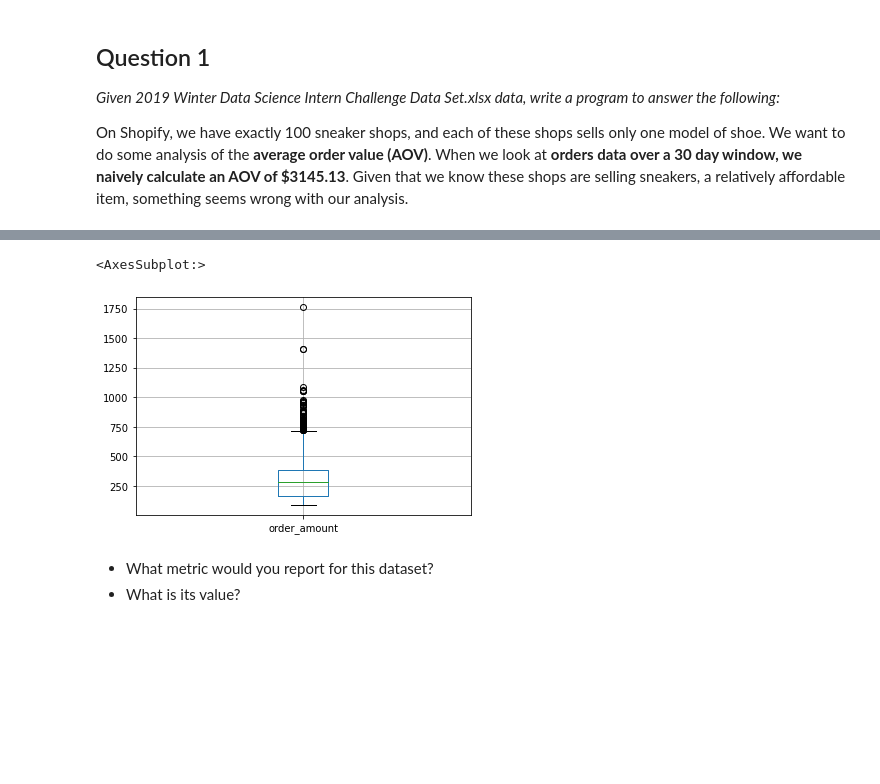
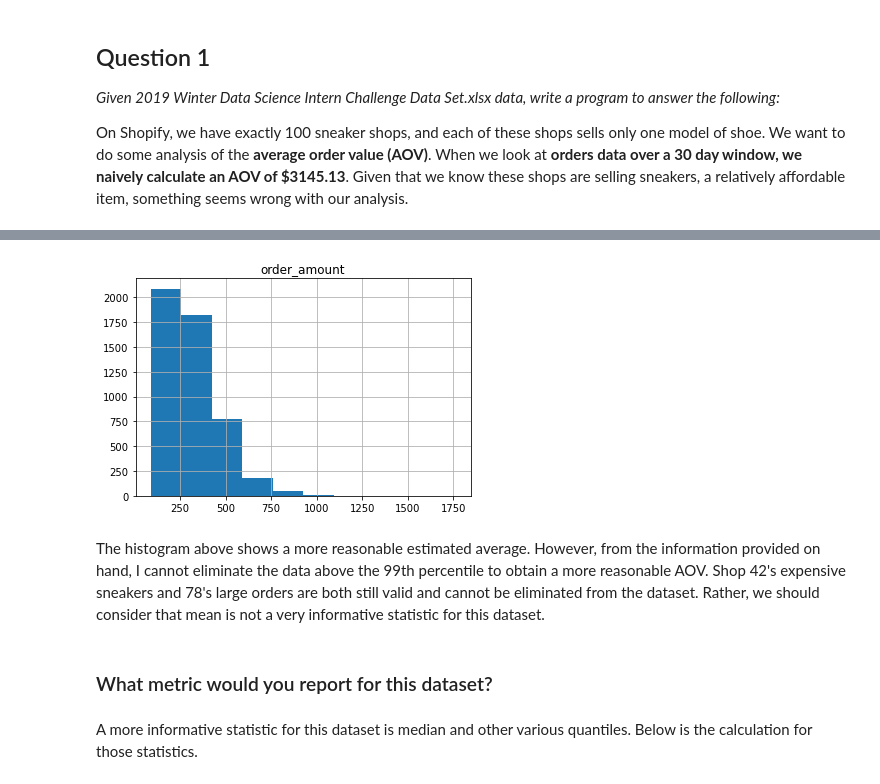
Before and after one commit to sim-97/Shopify_Data_Science_Chanllenge, a Jupyter notebook: 2022_Shopify_Data_Science_Challenge.ipynb, the cells around one changed output, grey strips where cells are left out. Saved outputs shown, nothing was run; the diff lists cells and outputs as text; code cells hidden in the pictures; blank space fills up the shorter version.

```diff
--- a/2022_Shopify_Data_Science_Challenge.ipynb
+++ b/2022_Shopify_Data_Science_Challenge.ipynb
@@ -62,5 +69,5 @@ sneakers_data.boxplot(column = 'order_amount')
 # %%
-q = sneakers_data['order_amount'].quantile(0.99)
-sneakers_data[sneakers_data['order_amount'] < q]
+quantile_99 = sneakers_data['order_amount'].quantile(0.99)
+sneakers_data[sneakers_data['order_amount'] > quantile_99]
 # %% [output]
 |  | order_id | shop_id | user_id | order_amount | total_items | payment_method | created_at |
@@ -79,9 +100,11 @@ sneakers_data[sneakers_data['order_amount'] < q]
 # %%
 sneakers_data_filtered = sneakers_data[sneakers_data['order_amount'] < q]
-sneakers_data_filtered.boxplot(column = 'order_amount')
+histogram = sneakers_data_filtered.hist(column = 'order_amount')
 # %% [output]
-<AxesSubplot:>
-[figure, old version]
+[figure, new version]
+# %% [markdown]
+The histogram above shows a more reasonable estimated average. However, from the information provided on hand, I cannot eliminate the data above the 99th percentile to obtain a more reasonable AOV. Shop 42's expensive sneakers and 78's large orders are both still valid and cannot be eliminated from the dataset. Rather, we should consider that mean is not a very informative statistic for this dataset.
 # %% [markdown]
-* What metric would you report for this dataset?
-* What is its value?
+### What metric would you report for this dataset?
+# %% [markdown]
+A more informative statistic for this dataset is median and other various quantiles. Below is the calculation for those statistics.
```
Also changed, not shown: parts of 11 cells of this notebook.
